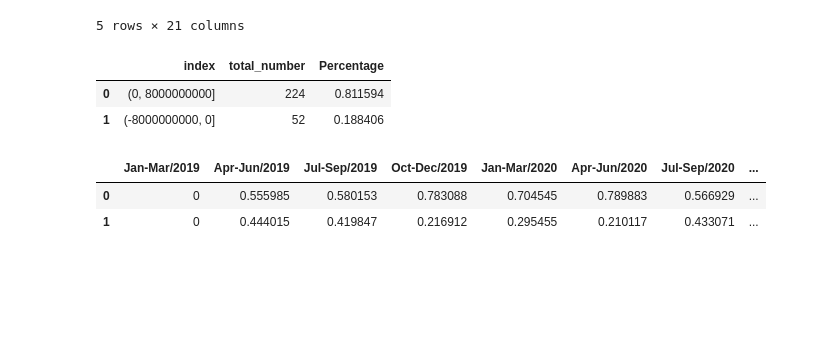
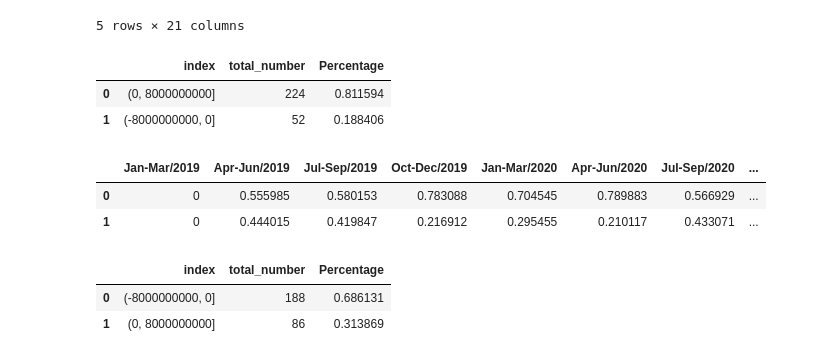
Before and after one commit to 22OVERSooN/Project1_Realestate_Analysis, a Jupyter notebook: Question 1.ipynb, the cells around one changed output. Cells and saved outputs as stored; diff of their text form; code cells hidden in the pictures; blank space fills up the shorter version.

```diff
--- a/Question 1.ipynb
+++ b/Question 1.ipynb
@@ -161,0 +218,44 @@ percentage_change
+# %%
+bins = (-8000000000,0,8000000000)
+rvalue_change1 = pd.cut(rent_difference_pd1["Rent Price difference"], bins=bins).value_counts()
+rvalue_change2 = pd.cut(rent_difference_pd2["Rent Price difference"], bins=bins).value_counts()
+rvalue_change3 = pd.cut(rent_difference_pd3["Rent Price difference"], bins=bins).value_counts()
+rvalue_change4 = pd.cut(rent_difference_pd4["Rent Price difference"], bins=bins).value_counts()
+rvalue_change5 = pd.cut(rent_difference_pd5["Rent Price difference"], bins=bins).value_counts()
+rvalue_change6 = pd.cut(rent_difference_pd6["Rent Price difference"], bins=bins).value_counts()
+rvalue_change7 = pd.cut(rent_difference_pd7["Rent Price difference"], bins=bins).value_counts()
+rvalue_change8 = pd.cut(rent_difference_pd8["Rent Price difference"], bins=bins).value_counts()
+rvalue_change9 = pd.cut(rent_difference_pd9["Rent Price difference"], bins=bins).value_counts()
+# %%
+pd_1 = pd.DataFrame({"total_number":rvalue_change1,
+                    "Percentage" :rvalue_change1/rvalue_change1.sum()})
+pd_1 = pd_1.reset_index()
+pd_2 = pd.DataFrame({"total_number":rvalue_change2,
+                    "Percentage" : rvalue_change2/rvalue_change2.sum()})
+pd_2 = pd_2.reset_index()
+pd_3 = pd.DataFrame({"total_number":rvalue_change3,
+                    "Percentage" : rvalue_change3/rvalue_change3.sum()})
+pd_3 = pd_3.reset_index()
+pd_4 = pd.DataFrame({"total_number":rvalue_change4,
+                    "Percentage" : rvalue_change4/rvalue_change4.sum()})
+pd_4 = pd_4.reset_index()
+pd_5 = pd.DataFrame({"total_number":rvalue_change5,
+                    "Percentage" : rvalue_change5/rvalue_change5.sum()})
+pd_5 = pd_5.reset_index()
+pd_6 = pd.DataFrame({"total_number":rvalue_change6,
+                    "Percentage" : rvalue_change6/rvalue_change6.sum()})
+pd_6 = pd_6.reset_index()
+pd_7 = pd.DataFrame({"total_number":rvalue_change7,
+                    "Percentage" : rvalue_change7/rvalue_change7.sum()})
+pd_7 = pd_7.reset_index()
+pd_8 = pd.DataFrame({"total_number":rvalue_change8,
+                    "Percentage" : rvalue_change8/rvalue_change8.sum()})
+pd_8 = pd_8.reset_index()
+pd_9 = pd.DataFrame({"total_number":rvalue_change9,
+                    "Percentage" : rvalue_change9/rvalue_change9.sum()})
+pd_9 = pd_9.reset_index()
+pd_9
+# %% [output]
+|  | index | total_number | Percentage |
+| 0 | (-8000000000, 0] | 188 | 0.686131 |
+| 1 | (0, 8000000000] | 86 | 0.313869 |
```
Also changed, not shown: parts of 6 cells of this notebook, 4 other files.
